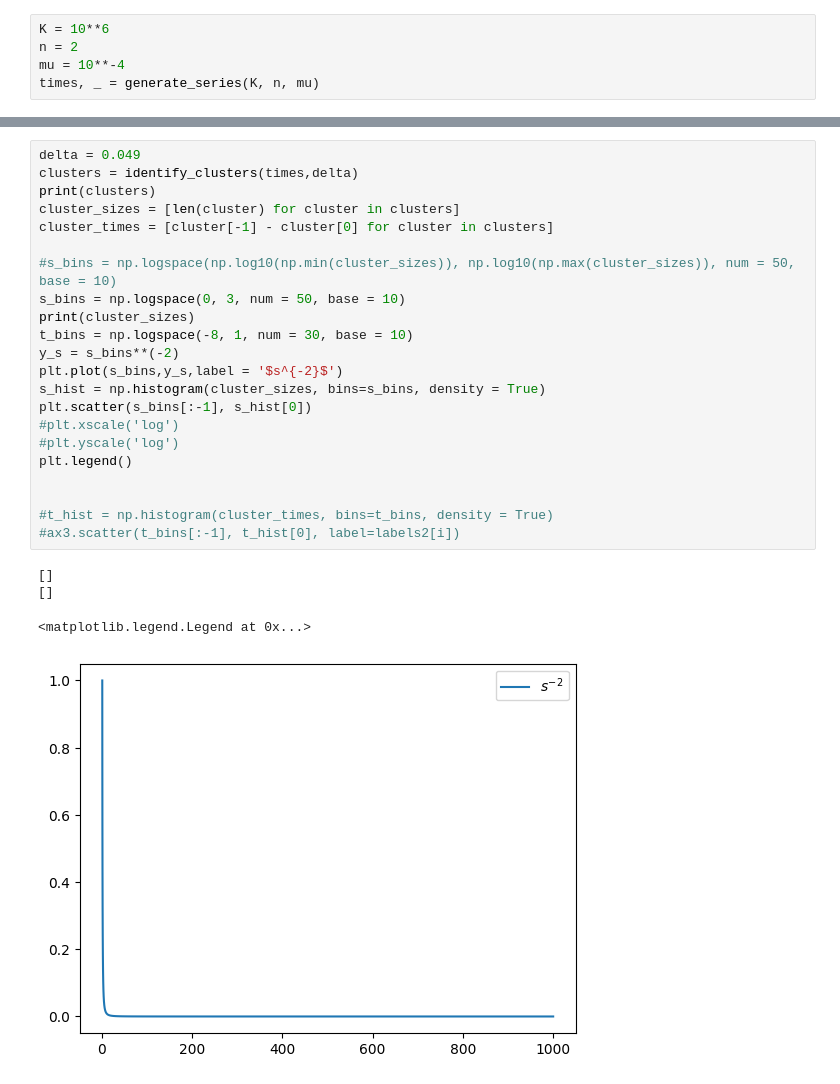
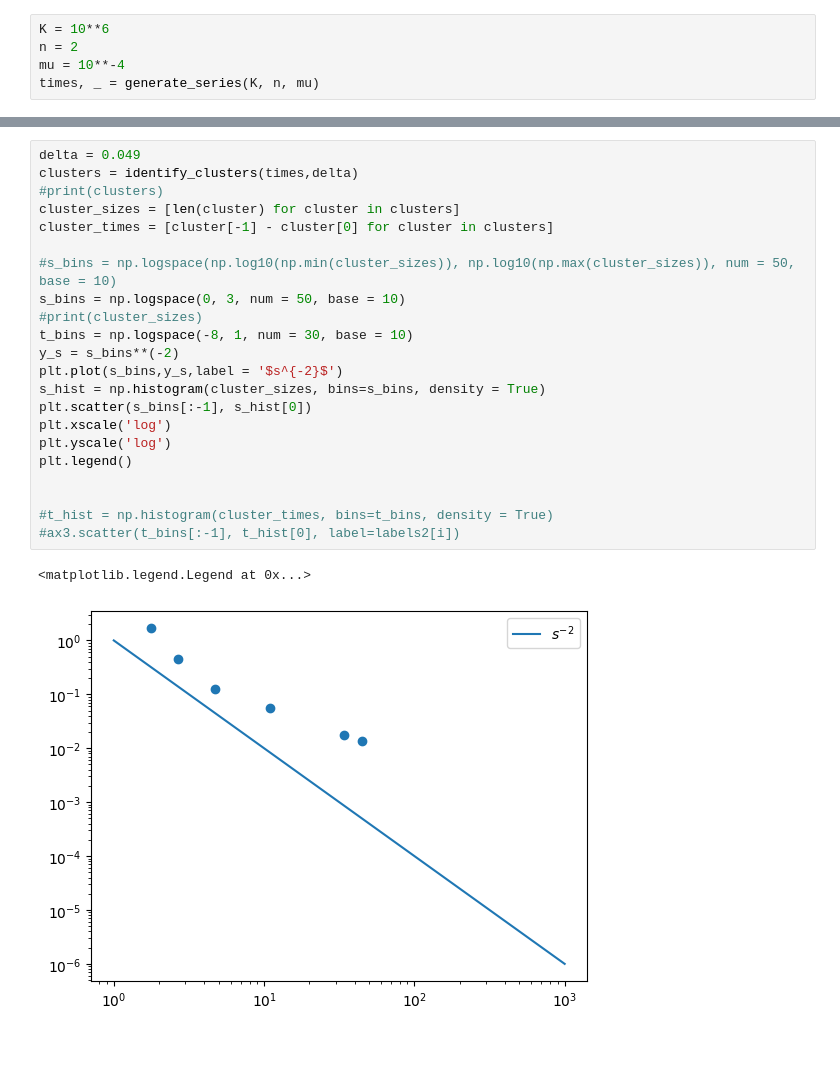
Before and after one commit to RivasAntonio/TFM, a Jupyter notebook: Códigos/Hawkes/Pruebas_n=2.ipynb, the cells around one changed output, grey strips where cells are left out. Drawn from its saved outputs; the diff is of its cells as text; blank space fills up the shorter version.

```diff
--- a/Códigos/Hawkes/Pruebas_n=2.ipynb
+++ b/Códigos/Hawkes/Pruebas_n=2.ipynb
@@ -477,30 +459,28 @@ fig.tight_layout()
 # %%
 delta = 0.049
 clusters = identify_clusters(times,delta)
-print(clusters)
+#print(clusters)
 cluster_sizes = [len(cluster) for cluster in clusters]
 cluster_times = [cluster[-1] - cluster[0] for cluster in clusters]
 
 #s_bins = np.logspace(np.log10(np.min(cluster_sizes)), np.log10(np.max(cluster_sizes)), num = 50, base = 10)
 s_bins = np.logspace(0, 3, num = 50, base = 10)
-print(cluster_sizes)
+#print(cluster_sizes)
 t_bins = np.logspace(-8, 1, num = 30, base = 10)
 y_s = s_bins**(-2)
 plt.plot(s_bins,y_s,label = '$s^{-2}$')
 s_hist = np.histogram(cluster_sizes, bins=s_bins, density = True)
 plt.scatter(s_bins[:-1], s_hist[0])
-#plt.xscale('log')
-#plt.yscale('log')
+plt.xscale('log')
+plt.yscale('log')
 plt.legend()
 
 
 #t_hist = np.histogram(cluster_times, bins=t_bins, density = True)
 #ax3.scatter(t_bins[:-1], t_hist[0], label=labels2[i])
 # %% [output]
-[]
-[]
+<matplotlib.legend.Legend at 0x...>
-<matplotlib.legend.Legend at 0x...>
-[figure, old version]
+[figure, new version]
 # %% [markdown]
 # TODO
 
```
Also changed, not shown: parts of 3 cells of this notebook, 2 other files.
